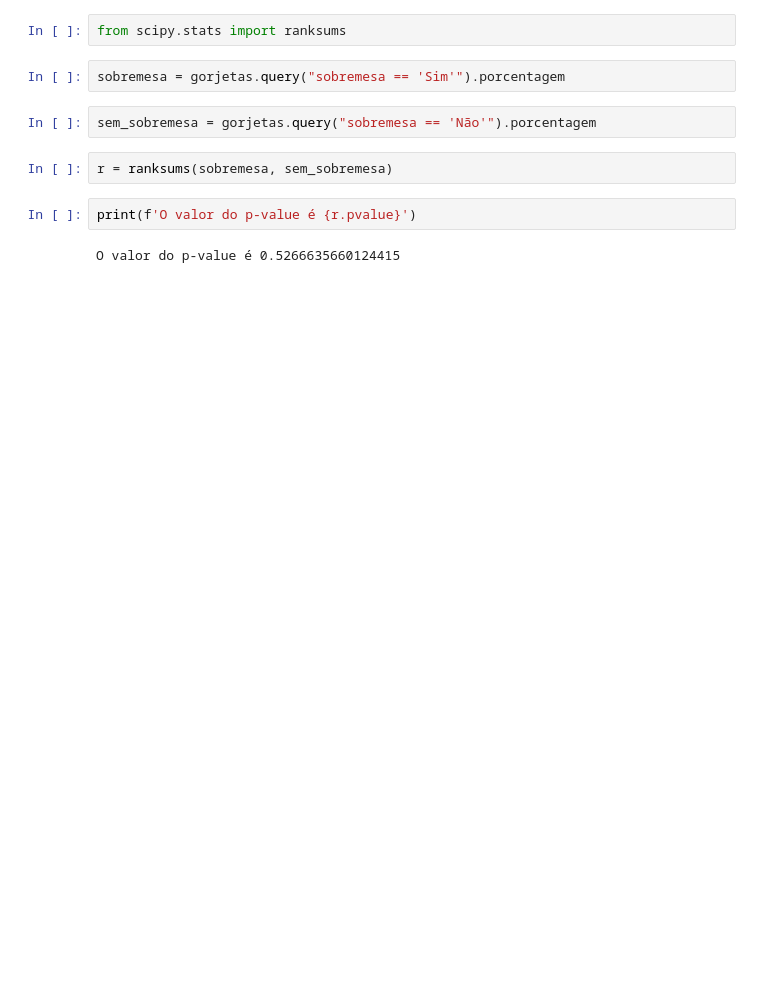
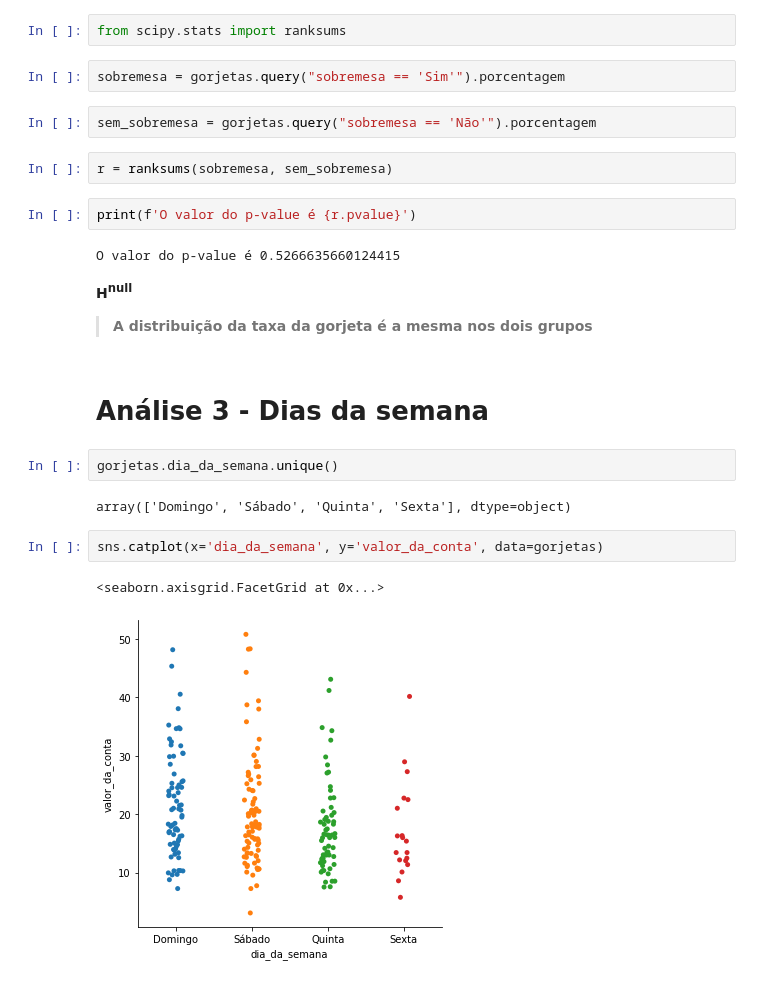
Before and after one commit to joutav/Curso-SeaBorn, a Jupyter notebook: EDA-Gorjetas.ipynb, the cells around one changed output. Drawn from its saved outputs; the diff is of its cells as text; blank space fills up the shorter version.

Commit message:
Analise 3 - dias da semana
Foi analisado a relação entre os dias da semana com o valor das gorjetas

```diff
--- a/EDA-Gorjetas.ipynb
+++ b/EDA-Gorjetas.ipynb
@@ -272,3 +272,17 @@ r = ranksums(sobremesa, sem_sobremesa)
 print(f'O valor do p-value é {r.pvalue}')
 # %% [output]
 O valor do p-value é 0.5266635660124415
+# %% [markdown]
+**H<sup>null</sup>**
+>**A distribuição da taxa da gorjeta é a mesma nos dois grupos**
+# %% [markdown]
+# Análise 3 - Dias da semana
+# %%
+gorjetas.dia_da_semana.unique()
+# %% [output]
+array(['Domingo', 'Sábado', 'Quinta', 'Sexta'], dtype=object)
+# %%
+sns.catplot(x='dia_da_semana', y='valor_da_conta', data=gorjetas)
+# %% [output]
+<seaborn.axisgrid.FacetGrid at 0x...>
+[figure, added]
```
Also changed, not shown: parts of 15 cells of this notebook.
